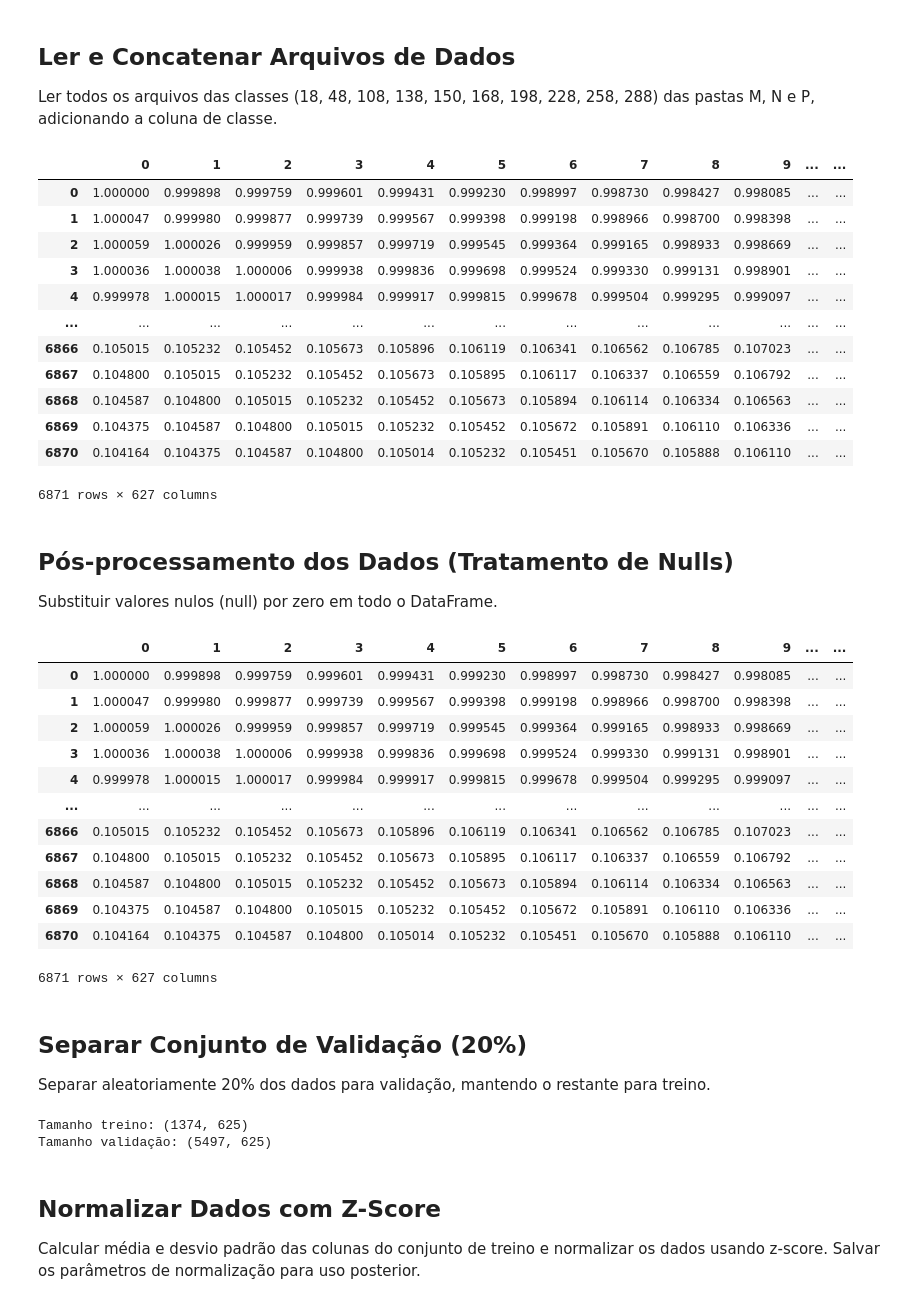
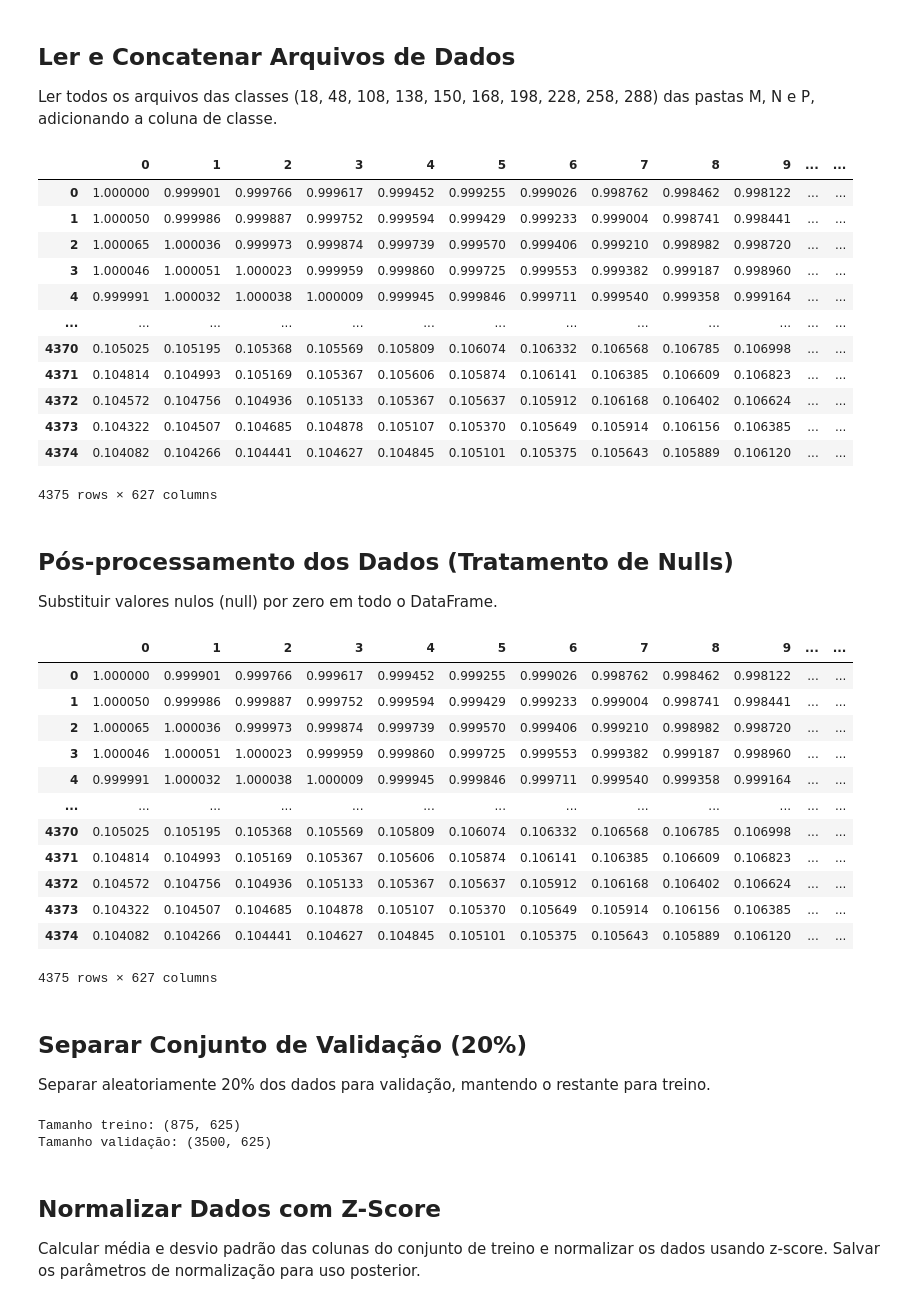
Before and after one commit to mateusvendramini/UltrasoundClassifcation, a Jupyter notebook: ultrasound_classification_knn.ipynb, the cells around one changed output. Cells and saved outputs as stored; diff of their text form; code cells hidden in the pictures.

Commit message:
Atualiza dados e remove linhas redundantes do notebook

```diff
--- a/ultrasound_classification_knn.ipynb
+++ b/ultrasound_classification_knn.ipynb
@@ -19,10 +19,10 @@ from sklearn.metrics import accuracy_score
 Ler todos os arquivos das classes (18, 48, 108, 138, 150, 168, 198, 228, 258, 288) das pastas M, N e P, adicionando a coluna de classe.
 # %%
 # Definir classes e caminhos
-#classes = [60, 90, 120, 150, 180, 210, 240]
-classes = [18, 48, 78, 108, 138, 150, 168, 198, 228, 258, 288]
-base_path = 'Ultrasound_interface_inicial/Ultrasound_interface'
-folders = ['M']#, 'N']#, 'P'] #tratamento do h5 ainda não implementado corretamente
+classes = [60, 90, 120, 150, 180, 210, 240]
+#classes = [18, 48, 78, 108, 138, 150, 168, 198, 228, 258, 288]
+base_path = 'Ultrasound_interface_065/Ultrasound_interface_065'
+folders = ['M', 'M95']#, 'N']#, 'P'] #tratamento do h5 ainda não implementado corretamente
 
 # Função para extrair classe do nome do arquivo
 def extract_class(filename):
@@ -39,45 +39,45 @@ for folder in folders:
         for file in files:
             # estes CSVs não têm linha de cabeçalho — a primeira linha é dado
             # forçar header=None evita que cada arquivo defina nomes de coluna
             # diferentes (valores numéricos) e que a concatenação crie
             # a união de todas as colunas únicas (inflando o número de colunas)
             df = pd.read_csv(file, header=None)
             class_label = extract_class(os.path.basename(file))
             if class_label is None:
                 print(f"Classe não encontrada para o arquivo: {file}")
                 continue
 
             df['classe'] = class_label
             df['origem'] = folder
             dfs.append(df)
     elif folder == 'P':
         files = glob.glob(os.path.join(folder_path, '*.h5'))
         for file in files:
             with h5py.File(file, 'r') as f:
                 # Supondo que os dados estejam em um dataset chamado 'data' (ajuste se necessário)
                 data = f[list(f.keys())[0]][:]
                 df = pd.DataFrame(data)
             class_label = extract_class(os.path.basename(file))
             df['classe'] = class_label
             df['origem'] = folder
             dfs.append(df)
 # Concatenar todos os DataFrames
 dados = pd.concat(dfs, ignore_index=True)
 dados #primeira linha tratatada indevidamente como nome das colunas
 # %% [output]
 |  | 0 | 1 | 2 | 3 | 4 | 5 | 6 | 7 | 8 | 9 | ... | ... |
-| 0 | 1.000000 | 0.999898 | 0.999759 | 0.999601 | 0.999431 | 0.999230 | 0.998997 | 0.998730 | 0.998427 | 0.998085 | ... | ... |
-| 1 | 1.000047 | 0.999980 | 0.999877 | 0.999739 | 0.999567 | 0.999398 | 0.999198 | 0.998966 | 0.998700 | 0.998398 | ... | ... |
-| 2 | 1.000059 | 1.000026 | 0.999959 | 0.999857 | 0.999719 | 0.999545 | 0.999364 | 0.999165 | 0.998933 | 0.998669 | ... | ... |
-| 3 | 1.000036 | 1.000038 | 1.000006 | 0.999938 | 0.999836 | 0.999698 | 0.999524 | 0.999330 | 0.999131 | 0.998901 | ... | ... |
-| 4 | 0.999978 | 1.000015 | 1.000017 | 0.999984 | 0.999917 | 0.999815 | 0.999678 | 0.999504 | 0.999295 | 0.999097 | ... | ... |
+| 0 | 1.000000 | 0.999901 | 0.999766 | 0.999617 | 0.999452 | 0.999255 | 0.999026 | 0.998762 | 0.998462 | 0.998122 | ... | ... |
+| 1 | 1.000050 | 0.999986 | 0.999887 | 0.999752 | 0.999594 | 0.999429 | 0.999233 | 0.999004 | 0.998741 | 0.998441 | ... | ... |
+| 2 | 1.000065 | 1.000036 | 0.999973 | 0.999874 | 0.999739 | 0.999570 | 0.999406 | 0.999210 | 0.998982 | 0.998720 | ... | ... |
+| 3 | 1.000046 | 1.000051 | 1.000023 | 0.999959 | 0.999860 | 0.999725 | 0.999553 | 0.999382 | 0.999187 | 0.998960 | ... | ... |
+| 4 | 0.999991 | 1.000032 | 1.000038 | 1.000009 | 0.999945 | 0.999846 | 0.999711 | 0.999540 | 0.999358 | 0.999164 | ... | ... |
 | ... | ... | ... | ... | ... | ... | ... | ... | ... | ... | ... | ... | ... |
-| 6866 | 0.105015 | 0.105232 | 0.105452 | 0.105673 | 0.105896 | 0.106119 | 0.106341 | 0.106562 | 0.106785 | 0.107023 | ... | ... |
-| 6867 | 0.104800 | 0.105015 | 0.105232 | 0.105452 | 0.105673 | 0.105895 | 0.106117 | 0.106337 | 0.106559 | 0.106792 | ... | ... |
-| 6868 | 0.104587 | 0.104800 | 0.105015 | 0.105232 | 0.105452 | 0.105673 | 0.105894 | 0.106114 | 0.106334 | 0.106563 | ... | ... |
-| 6869 | 0.104375 | 0.104587 | 0.104800 | 0.105015 | 0.105232 | 0.105452 | 0.105672 | 0.105891 | 0.106110 | 0.106336 | ... | ... |
-| 6870 | 0.104164 | 0.104375 | 0.104587 | 0.104800 | 0.105014 | 0.105232 | 0.105451 | 0.105670 | 0.105888 | 0.106110 | ... | ... |
+| 4370 | 0.105025 | 0.105195 | 0.105368 | 0.105569 | 0.105809 | 0.106074 | 0.106332 | 0.106568 | 0.106785 | 0.106998 | ... | ... |
+| 4371 | 0.104814 | 0.104993 | 0.105169 | 0.105367 | 0.105606 | 0.105874 | 0.106141 | 0.106385 | 0.106609 | 0.106823 | ... | ... |
+| 4372 | 0.104572 | 0.104756 | 0.104936 | 0.105133 | 0.105367 | 0.105637 | 0.105912 | 0.106168 | 0.106402 | 0.106624 | ... | ... |
+| 4373 | 0.104322 | 0.104507 | 0.104685 | 0.104878 | 0.105107 | 0.105370 | 0.105649 | 0.105914 | 0.106156 | 0.106385 | ... | ... |
+| 4374 | 0.104082 | 0.104266 | 0.104441 | 0.104627 | 0.104845 | 0.105101 | 0.105375 | 0.105643 | 0.105889 | 0.106120 | ... | ... |
-6871 rows × 627 columns
+4375 rows × 627 columns
 # %% [markdown]
 ## Pós-processamento dos Dados (Tratamento de Nulls)
 
@@ -89,26 +89,23 @@ dados = dados.fillna(0) #remover linhas com NaN
 dados
 # %% [output]
 |  | 0 | 1 | 2 | 3 | 4 | 5 | 6 | 7 | 8 | 9 | ... | ... |
-| 0 | 1.000000 | 0.999898 | 0.999759 | 0.999601 | 0.999431 | 0.999230 | 0.998997 | 0.998730 | 0.998427 | 0.998085 | ... | ... |
-| 1 | 1.000047 | 0.999980 | 0.999877 | 0.999739 | 0.999567 | 0.999398 | 0.999198 | 0.998966 | 0.998700 | 0.998398 | ... | ... |
-| 2 | 1.000059 | 1.000026 | 0.999959 | 0.999857 | 0.999719 | 0.999545 | 0.999364 | 0.999165 | 0.998933 | 0.998669 | ... | ... |
-| 3 | 1.000036 | 1.000038 | 1.000006 | 0.999938 | 0.999836 | 0.999698 | 0.999524 | 0.999330 | 0.999131 | 0.998901 | ... | ... |
-| 4 | 0.999978 | 1.000015 | 1.000017 | 0.999984 | 0.999917 | 0.999815 | 0.999678 | 0.999504 | 0.999295 | 0.999097 | ... | ... |
+| 0 | 1.000000 | 0.999901 | 0.999766 | 0.999617 | 0.999452 | 0.999255 | 0.999026 | 0.998762 | 0.998462 | 0.998122 | ... | ... |
+| 1 | 1.000050 | 0.999986 | 0.999887 | 0.999752 | 0.999594 | 0.999429 | 0.999233 | 0.999004 | 0.998741 | 0.998441 | ... | ... |
+| 2 | 1.000065 | 1.000036 | 0.999973 | 0.999874 | 0.999739 | 0.999570 | 0.999406 | 0.999210 | 0.998982 | 0.998720 | ... | ... |
+| 3 | 1.000046 | 1.000051 | 1.000023 | 0.999959 | 0.999860 | 0.999725 | 0.999553 | 0.999382 | 0.999187 | 0.998960 | ... | ... |
+| 4 | 0.999991 | 1.000032 | 1.000038 | 1.000009 | 0.999945 | 0.999846 | 0.999711 | 0.999540 | 0.999358 | 0.999164 | ... | ... |
 | ... | ... | ... | ... | ... | ... | ... | ... | ... | ... | ... | ... | ... |
-| 6866 | 0.105015 | 0.105232 | 0.105452 | 0.105673 | 0.105896 | 0.106119 | 0.106341 | 0.106562 | 0.106785 | 0.107023 | ... | ... |
-| 6867 | 0.104800 | 0.105015 | 0.105232 | 0.105452 | 0.105673 | 0.105895 | 0.106117 | 0.106337 | 0.106559 | 0.106792 | ... | ... |
-| 6868 | 0.104587 | 0.104800 | 0.105015 | 0.105232 | 0.105452 | 0.105673 | 0.105894 | 0.106114 | 0.106334 | 0.106563 | ... | ... |
-| 6869 | 0.104375 | 0.104587 | 0.104800 | 0.105015 | 0.105232 | 0.105452 | 0.105672 | 0.105891 | 0.106110 | 0.106336 | ... | ... |
-| 6870 | 0.104164 | 0.104375 | 0.104587 | 0.104800 | 0.105014 | 0.105232 | 0.105451 | 0.105670 | 0.105888 | 0.106110 | ... | ... |
+| 4370 | 0.105025 | 0.105195 | 0.105368 | 0.105569 | 0.105809 | 0.106074 | 0.106332 | 0.106568 | 0.106785 | 0.106998 | ... | ... |
+| 4371 | 0.104814 | 0.104993 | 0.105169 | 0.105367 | 0.105606 | 0.105874 | 0.106141 | 0.106385 | 0.106609 | 0.106823 | ... | ... |
+| 4372 | 0.104572 | 0.104756 | 0.104936 | 0.105133 | 0.105367 | 0.105637 | 0.105912 | 0.106168 | 0.106402 | 0.106624 | ... | ... |
+| 4373 | 0.104322 | 0.104507 | 0.104685 | 0.104878 | 0.105107 | 0.105370 | 0.105649 | 0.105914 | 0.106156 | 0.106385 | ... | ... |
+| 4374 | 0.104082 | 0.104266 | 0.104441 | 0.104627 | 0.104845 | 0.105101 | 0.105375 | 0.105643 | 0.105889 | 0.106120 | ... | ... |
-6871 rows × 627 columns
+4375 rows × 627 columns
 # %% [markdown]
 ## Separar Conjunto de Validação (20%)
 
 Separar aleatoriamente 20% dos dados para validação, mantendo o restante para treino.
 # %%
-# Separar 20% dos dados para validação
-
-# Remover colunas não numéricas para X
 X = dados.drop(columns=['classe', 'origem'])
 y = dados['classe']
 
@@ -119,8 +116,8 @@ X_train, X_val, y_train, y_val = train_test_split(
 print('Tamanho treino:', X_train.shape)
 print('Tamanho validação:', X_val.shape)
 # %% [output]
-Tamanho treino: (1374, 625)
-Tamanho validação: (5497, 625)
+Tamanho treino: (875, 625)
+Tamanho validação: (3500, 625)
 # %% [markdown]
 ## Normalizar Dados com Z-Score
 
```
Also changed, not shown: parts of 5 cells of this notebook.
